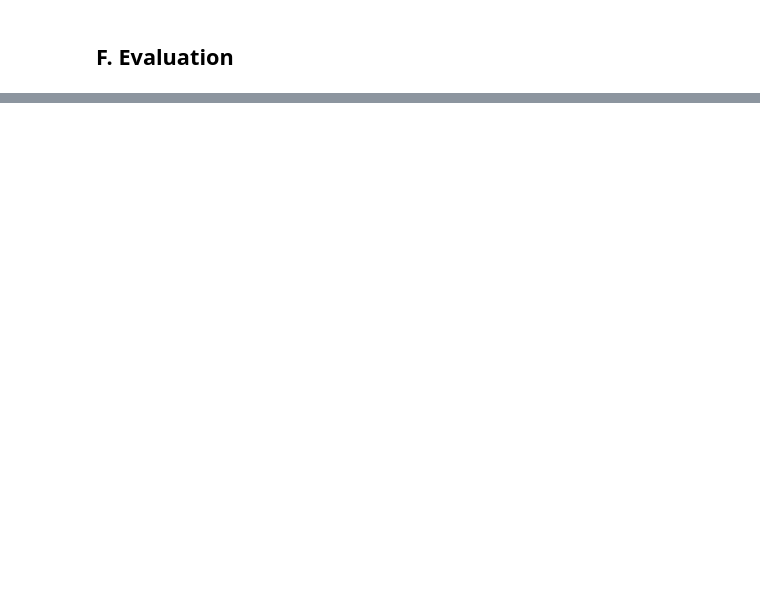
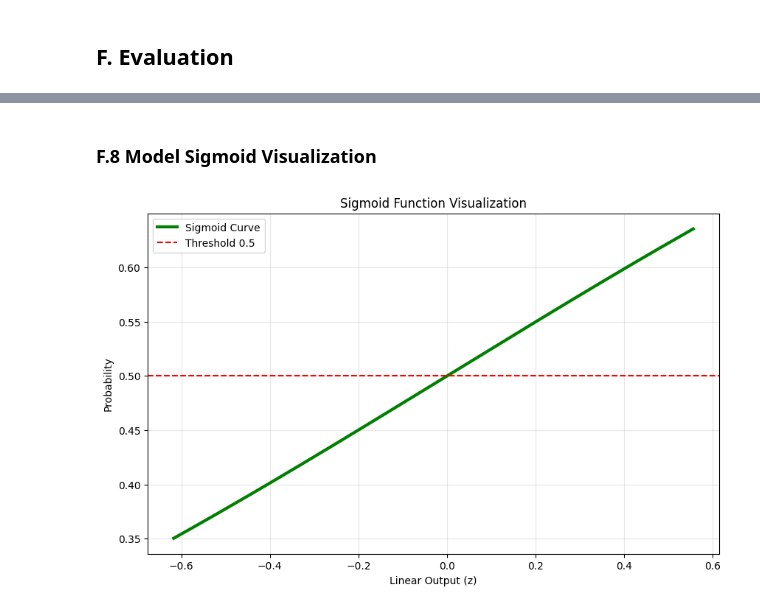
Before and after one commit to HablSank/1Day-1Dataset_MachineLearningProject, a Jupyter notebook: Day-17/Logistic Regression + NLP (IMDB Movie Reviews)/imdb_reviews.ipynb, the cells around one changed output, grey strips where cells are left out. Cells and saved outputs as stored; diff of their text form; code cells hidden in the pictures; blank space fills up the shorter version.

```diff
--- a/Day-17/Logistic Regression + NLP (IMDB Movie Reviews)/imdb_reviews.ipynb
+++ b/Day-17/Logistic Regression + NLP (IMDB Movie Reviews)/imdb_reviews.ipynb
@@ -759,0 +997,26 @@ train_predictions = model.predict(X_train)
+# %% [markdown]
+### F.8 Model Sigmoid Visualization
+# %%
+# --- 1. Hitung Z Manual (Simpel) ---
+# Ambil X sebagai numpy array
+X_matrix = X_test.values if hasattr(X_test, 'values') else X_test
+
+# Rumus: z = w.X + b
+z_test = np.dot(X_matrix, model.w) + model.b
+z_sort = np.sort(z_test.flatten()) # Flatten biar aman
+probs_sort = 1 / (1 + np.exp(-z_sort)) # Rumus Sigmoid
+
+# --- 2. Plotting ---
+plt.figure(figsize=(10, 6))
+plt.plot(z_sort, probs_sort, color='green', linewidth=3, label='Sigmoid Curve')
+
+# Hiasan dikit biar jelas
+plt.axhline(0.5, color='red', linestyle='--', label='Threshold 0.5')
+plt.title('Sigmoid Function Visualization')
+plt.xlabel('Linear Output (z)')
+plt.ylabel('Probability')
+plt.legend()
+plt.grid(True, alpha=0.3)
+plt.show()
+# %% [output]
+[figure, added]
```
Also changed, not shown: parts of 21 cells of this notebook.
